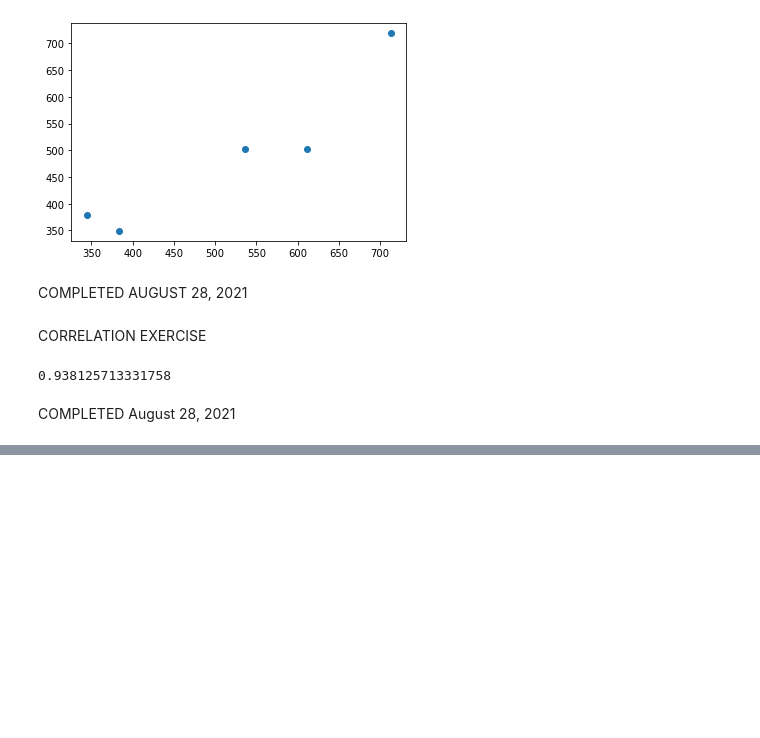
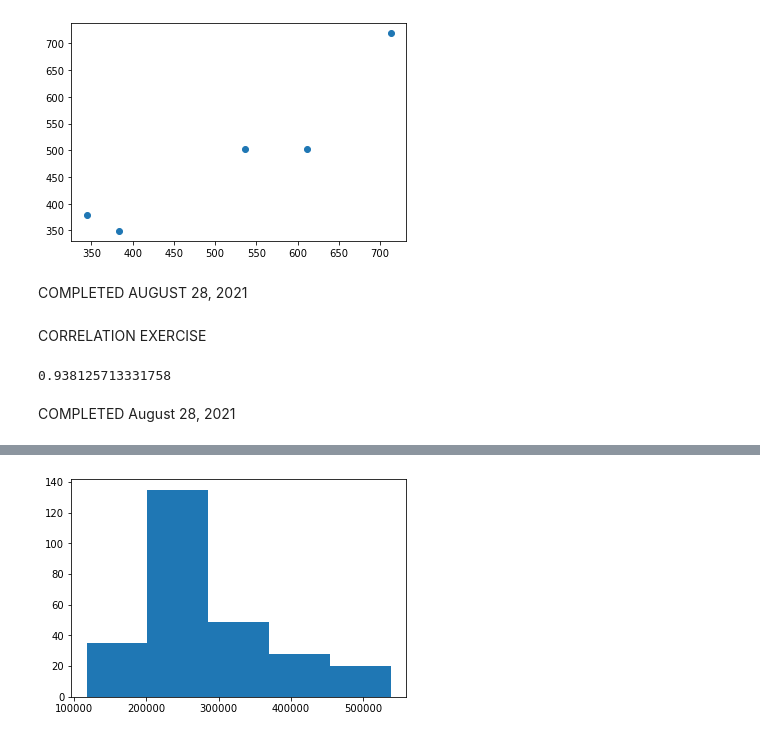
Before and after one commit to Malcolm206/UDEMY_BI_ANALYST, a Jupyter notebook: Untitled.ipynb, the cells around one changed output, grey strips where cells are left out. Saved outputs shown, nothing was run; the diff lists cells and outputs as text; code cells hidden in the pictures; blank space fills up the shorter version.

```diff
--- a/Untitled.ipynb
+++ b/Untitled.ipynb
@@ -319,0 +373,8 @@ COMPLETED August 28, 2021
+# %%
+# TASK 3: Create a histogram which represents the Price variable. Choose interval width (bins) of length
+# $100,000. If you don't know how to do that, refer to the Course notes on descriptive statistics provided with
+# the first lecture in this section. Use the data on all properties, no matter if sold or not.
+plt.hist(housing_price, bins = 5)
+plt.show();
+# %% [output]
+[figure, added]
```
Also changed, not shown: parts of 8 cells of this notebook.
